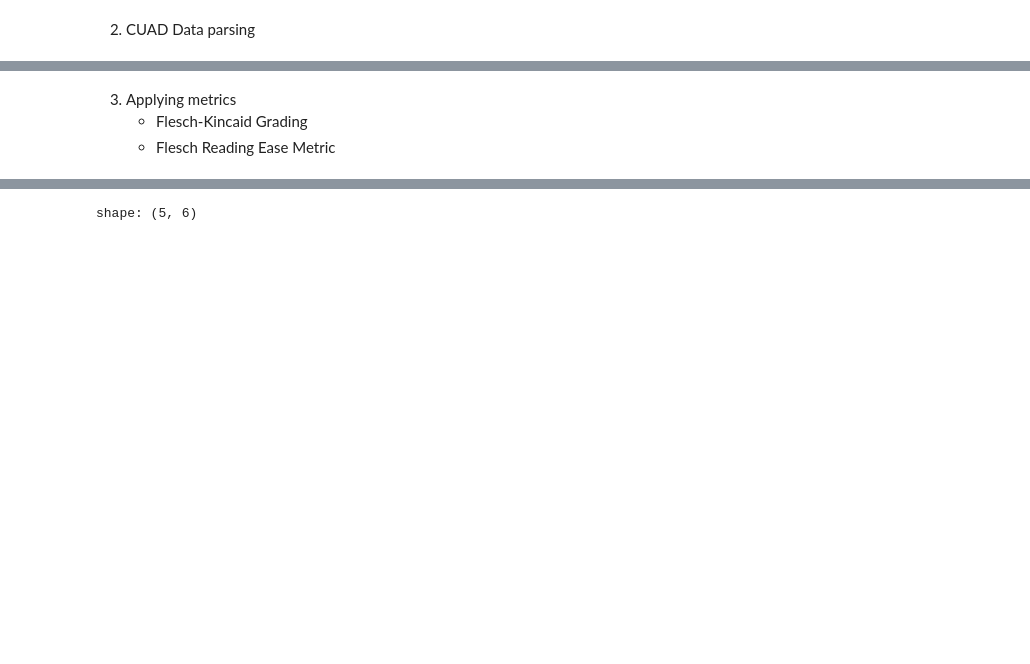
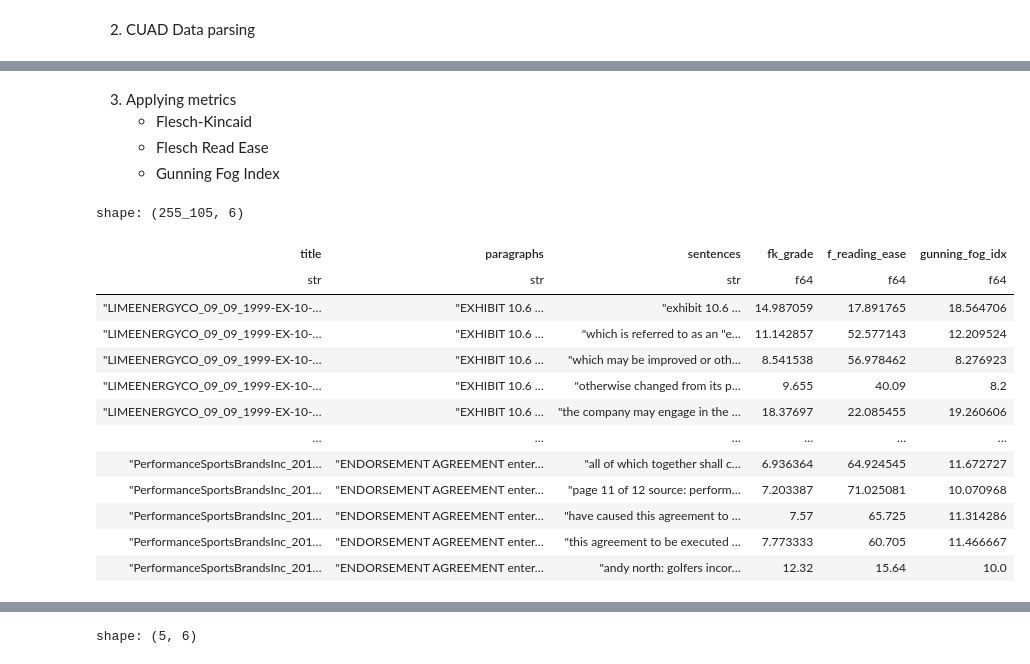
Before and after one commit to danilopsss/uol_capstone_project, a Jupyter notebook: CUAD/cuad.ipynb, the cells around one changed output, grey strips where cells are left out. Drawn from its saved outputs; the diff is of its cells as text; code cells hidden in the pictures; blank space fills up the shorter version.

```diff
--- a/data/datasets/CUAD/cuad.ipynb
+++ b/CUAD/cuad.ipynb
@@ -109,19 +129,34 @@ else:
 # %% [markdown]
 3. Applying metrics
-    - Flesch-Kincaid Grading
-    - Flesch Reading Ease Metric
+    - Flesch-Kincaid
+    - Flesch Read Ease
+    - Gunning Fog Index
 # %%
-FILENAME = "cuad_sentence_extracted.parquet"
+### Grading the text complexity with Flesch-Kincaid
+cuad_legal = cuad_legal.explode("sentences")
 
-if os.path.exists(FILENAME):
-    cuad_legal = polars.read_parquet(FILENAME)
-else:
-    ## Grading the text complexity with Flesch-Kincaid
-    cuad_legal = cuad_legal.explode("sentences")
+# Adding Flesch-Kincaid Grade Level
+cuad_legal = cuad_legal.with_columns(polars.col("sentences").map_elements(lambda sentence: textstat.flesch_kincaid_grade(sentence)).alias("fk_grade"))
 
-    # Adding Flesch-Kincaid Grade Level
-    cuad_legal = cuad_legal.with_columns(polars.col("sentences").map_elements(lambda sentence: textstat.flesch_kincaid_grade(sentence), return_dtype=polars.Float64).alias("fk_grade"))
-    cuad_legal = cuad_legal.with_columns(polars.col("sentences").map_elements(lambda sentence: textstat.flesch_reading_ease(sentence), return_dtype=polars.Float64).alias("f_reading_ease"))
-    cuad_legal = cuad_legal.with_columns(polars.col("sentences").map_elements(lambda sentence: textstat.automated_readability_index(sentence), return_dtype=polars.Float64).alias("readability_idx"))
+# Adding Flesch Read Ease
+cuad_legal = cuad_legal.with_columns(polars.col("sentences").map_elements(lambda sentence: textstat.flesch_reading_ease(sentence)).alias("f_reading_ease"))
 
-    cuad_legal.write_parquet("cuad_scored.parquet")
+# Adding Gunning Fog Index
+cuad_legal = cuad_legal.with_columns(polars.col("sentences").map_elements(lambda sentence: textstat.gunning_fog(sentence)).alias("gunning_fog_idx"))
+# %%
+cuad_legal
+# %% [output]
+shape: (255_105, 6)
+| title | paragraphs | sentences | fk_grade | f_reading_ease | gunning_fog_idx |
+| str | str | str | f64 | f64 | f64 |
+| "LIMEENERGYCO_09_09_1999-EX-10-… | "EXHIBIT 10.6 … | "exhibit 10.6 … | 14.987059 | 17.891765 | 18.564706 |
+| "LIMEENERGYCO_09_09_1999-EX-10-… | "EXHIBIT 10.6 … | "which is referred to as an "e… | 11.142857 | 52.577143 | 12.209524 |
+| "LIMEENERGYCO_09_09_1999-EX-10-… | "EXHIBIT 10.6 … | "which may be improved or oth… | 8.541538 | 56.978462 | 8.276923 |
+| "LIMEENERGYCO_09_09_1999-EX-10-… | "EXHIBIT 10.6 … | "otherwise changed from its p… | 9.655 | 40.09 | 8.2 |
+| "LIMEENERGYCO_09_09_1999-EX-10-… | "EXHIBIT 10.6 … | "the company may engage in the … | 18.37697 | 22.085455 | 19.260606 |
+| … | … | … | … | … | … |
+| "PerformanceSportsBrandsInc_201… | "ENDORSEMENT AGREEMENT enter… | "all of which together shall c… | 6.936364 | 64.924545 | 11.672727 |
+| "PerformanceSportsBrandsInc_201… | "ENDORSEMENT AGREEMENT enter… | "page 11 of 12 source: perform… | 7.203387 | 71.025081 | 10.070968 |
+| "PerformanceSportsBrandsInc_201… | "ENDORSEMENT AGREEMENT enter… | "have caused this agreement to … | 7.57 | 65.725 | 11.314286 |
+| "PerformanceSportsBrandsInc_201… | "ENDORSEMENT AGREEMENT enter… | "this agreement to be executed … | 7.773333 | 60.705 | 11.466667 |
+| "PerformanceSportsBrandsInc_201… | "ENDORSEMENT AGREEMENT enter… | "andy north: golfers incor… | 12.32 | 15.64 | 10.0 |
```
Also changed, not shown: parts of 2 cells of this notebook, 19 other files.
